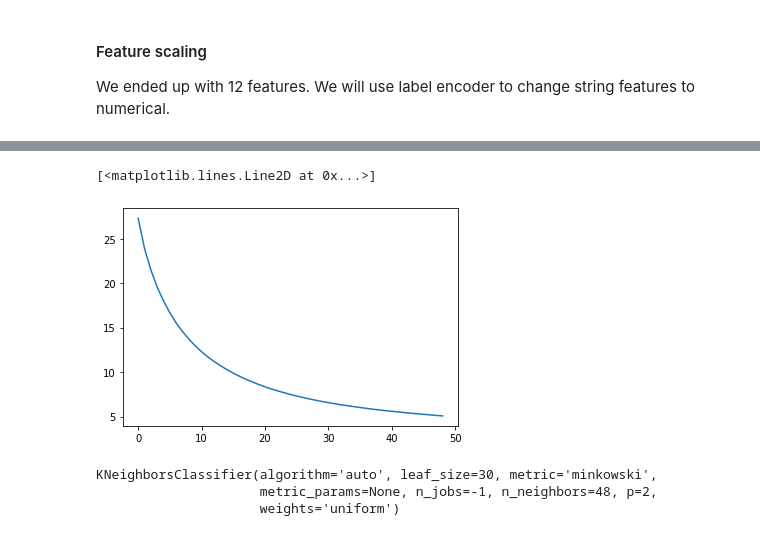
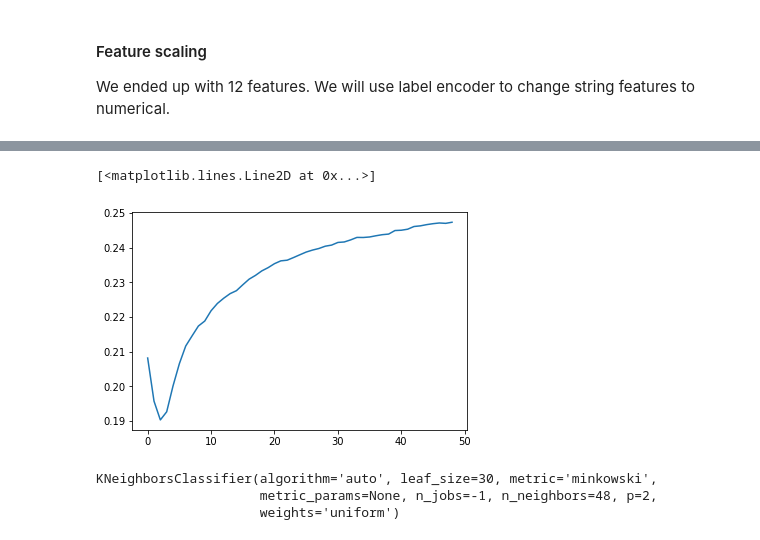
Before and after one commit to Frustrado/Crime-Classification, a Jupyter notebook: SF_crimes_analysis.ipynb, the cells around one changed output, grey strips where cells are left out. Cells and saved outputs as stored; diff of their text form; code cells hidden in the pictures.

```diff
--- a/SF_crimes_analysis.ipynb
+++ b/SF_crimes_analysis.ipynb
@@ -570,14 +579,16 @@ train_df.head()
 # %%
 logloss = []
+accuracyscore = []
 for i in range(1, 50, 1):
     knn = KNeighborsClassifier(n_neighbors=i, n_jobs=-1)
     knn.fit(X_train_std, y_train)
-    y_pred = knn.predict_proba(X_test_std)
-    logloss.append(log_loss(y_test, y_pred))
-plt.plot(logloss)
+    y_pred = knn.predict(X_test_std)
+#     logloss.append(log_loss(y_test, y_pred))
+    accuracyscore.append(accuracy_score(y_test, y_pred))
+plt.plot(accuracyscore)
 # %% [output]
 [<matplotlib.lines.Line2D at 0x...>]
-[figure, old version]
+[figure, new version]
 # %%
 train_std = sc.transform(train_df)
 test_std = sc.transform(test_df)
```
Also changed, not shown: parts of 8 cells of this notebook.
